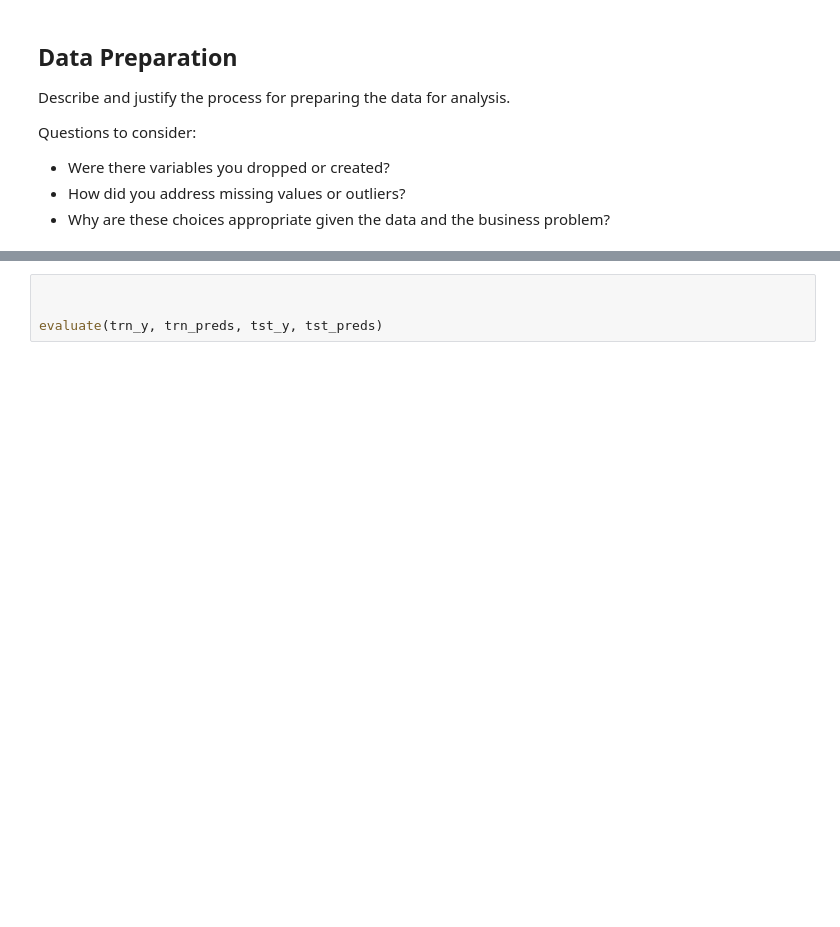
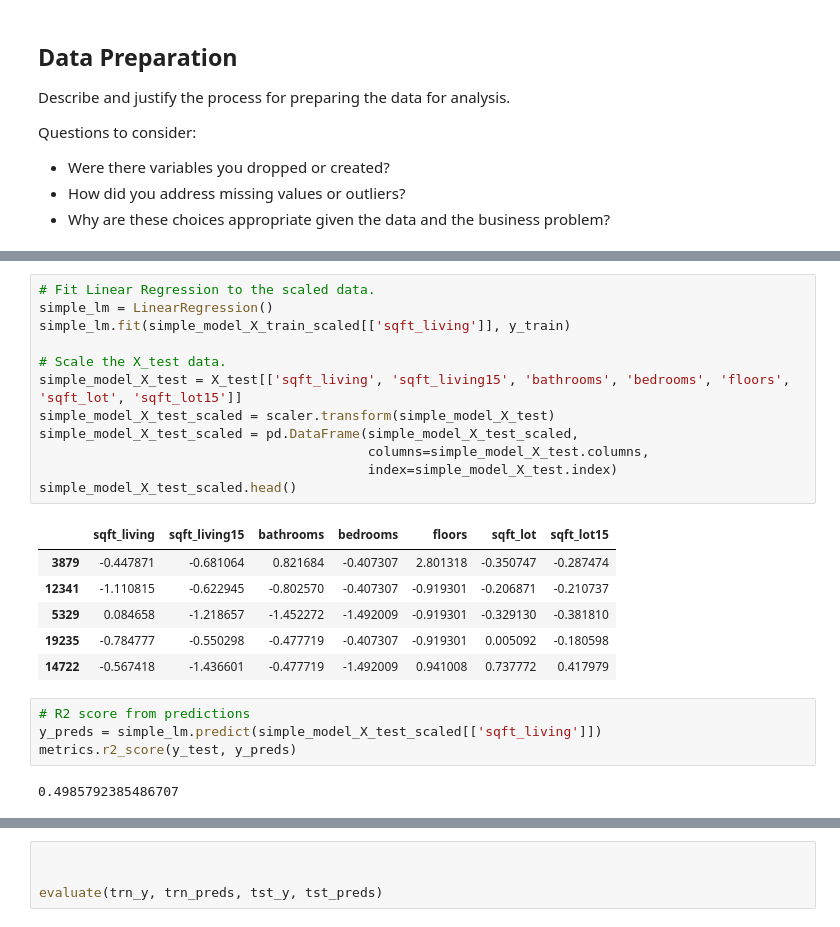
Before and after one commit to JenSans/Housing-Project, a Jupyter notebook: notebooks/Jen/Jen.ipynb, the cells around one changed output, grey strips where cells are left out. Saved outputs shown, nothing was run; the diff lists cells and outputs as text; blank space fills up the shorter version.

```diff
--- a/notebooks/Jen/Jen.ipynb
+++ b/notebooks/Jen/Jen.ipynb
@@ -393,0 +200,25 @@ strong multicollinearity or other numerical problems.
+# %%
+# Fit Linear Regression to the scaled data.
+simple_lm = LinearRegression()
+simple_lm.fit(simple_model_X_train_scaled[['sqft_living']], y_train)
+
+# Scale the X_test data.
+simple_model_X_test = X_test[['sqft_living', 'sqft_living15', 'bathrooms', 'bedrooms', 'floors', 'sqft_lot', 'sqft_lot15']]
+simple_model_X_test_scaled = scaler.transform(simple_model_X_test)
+simple_model_X_test_scaled = pd.DataFrame(simple_model_X_test_scaled,
+                                          columns=simple_model_X_test.columns,
+                                          index=simple_model_X_test.index)
+simple_model_X_test_scaled.head()
+# %% [output]
+|  | sqft_living | sqft_living15 | bathrooms | bedrooms | floors | sqft_lot | sqft_lot15 |
+| 3879 | -0.447871 | -0.681064 | 0.821684 | -0.407307 | 2.801318 | -0.350747 | -0.287474 |
+| 12341 | -1.110815 | -0.622945 | -0.802570 | -0.407307 | -0.919301 | -0.206871 | -0.210737 |
+| 5329 | 0.084658 | -1.218657 | -1.452272 | -1.492009 | -0.919301 | -0.329130 | -0.381810 |
+| 19235 | -0.784777 | -0.550298 | -0.477719 | -0.407307 | -0.919301 | 0.005092 | -0.180598 |
+| 14722 | -0.567418 | -1.436601 | -0.477719 | -1.492009 | 0.941008 | 0.737772 | 0.417979 |
+# %%
+# R2 score from predictions
+y_preds = simple_lm.predict(simple_model_X_test_scaled[['sqft_living']])
+metrics.r2_score(y_test, y_preds)
+# %% [output]
+0.4985792385486707
```
Also changed, not shown: parts of 47 cells of this notebook.
